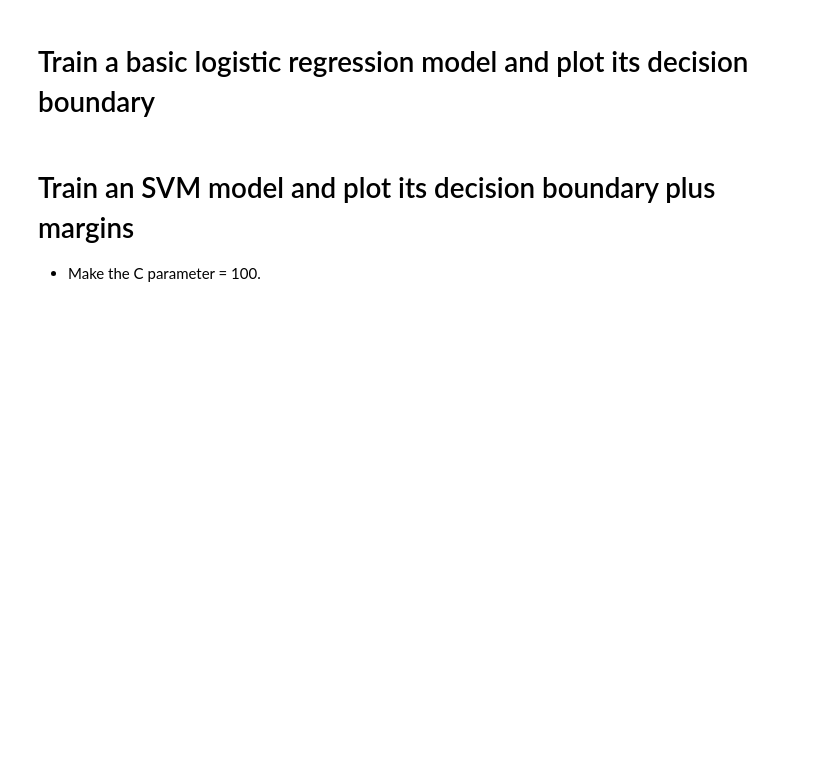
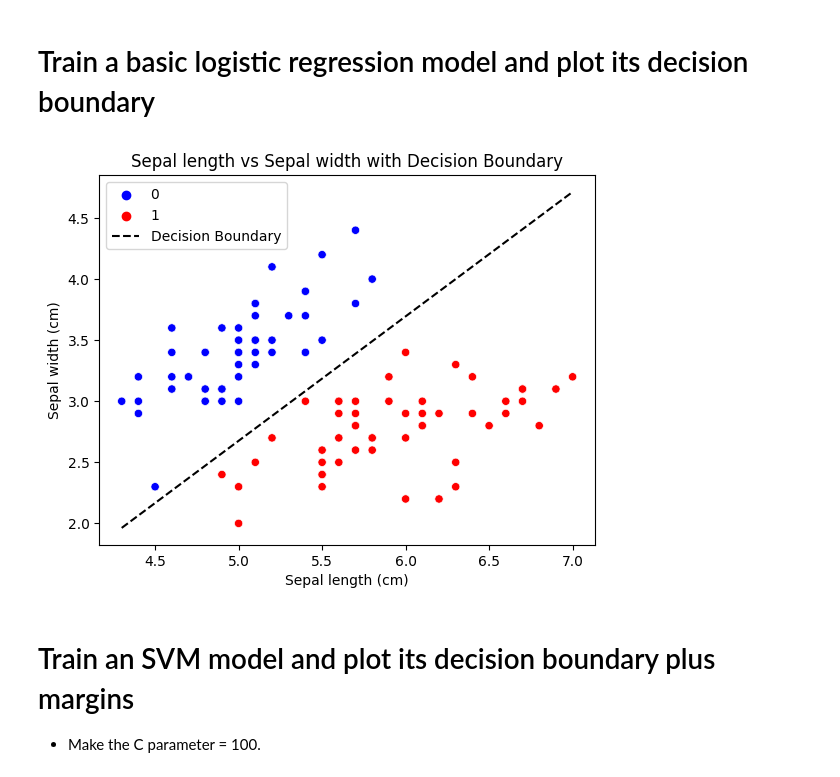
Before and after one commit to Tuwaiq-Data-Science-Bootcamp-V5/SVM_Lab1, a Jupyter notebook: SVMs-Iris.ipynb, the cells around one changed output. Saved outputs shown, nothing was run; the diff lists cells and outputs as text; code cells hidden in the pictures; blank space fills up the shorter version.

```diff
--- a/SVMs-Iris.ipynb
+++ b/SVMs-Iris.ipynb
@@ -48,7 +111,49 @@ Libraries used in this project:
 # %% [markdown]
 # Plot a decision boundary for a given model
+# %%
+def get_boundary(model,min_x,max_x):
+    w = model.coef_[0]
+    b = model.intercept_[0]
+    x_points = np.linspace(min_x, max_x)
+    y_points = -(w[0] / w[1]) * x_points - b / w[1]
+
+    return x_points,y_points
 # %% [markdown]
 # Train a basic logistic regression model and plot its decision boundary
+# %%
+# Selecting features and target
+from sklearn.linear_model import LogisticRegression
+
+
+X = iris_df[['sepal length (cm)', 'sepal width (cm)']]
+y = iris_df['species']
+
+# Initialize and fit the Logistic Regression model
+model = LogisticRegression()
+model.fit(X, y)
+
+# Scatter plot
+sb.scatterplot(x=iris_df['sepal length (cm)'], y=iris_df['sepal width (cm)'],
+               hue=iris_df['species'], palette=['blue', 'red'])
+
+# Plot decision boundary
+coeff = model.coef_[0]
+intercept = model.intercept_
+
+minx=iris_df['sepal length (cm)'].min()
+maxx=iris_df['sepal length (cm)'].max()
+
+x_points,y_points=get_boundary(model,minx,maxx)
+
+
+plt.plot(x_points, y_points, '--k', label='Decision Boundary')
+plt.title('Sepal length vs Sepal width with Decision Boundary')
+plt.xlabel('Sepal length (cm)')
+plt.ylabel('Sepal width (cm)')
+plt.legend()
+plt.show()
+# %% [output]
+[figure, added]
 # %% [markdown]
 # Train an SVM model and plot its decision boundary plus margins
 
```
Also changed, not shown: parts of 13 cells of this notebook.
